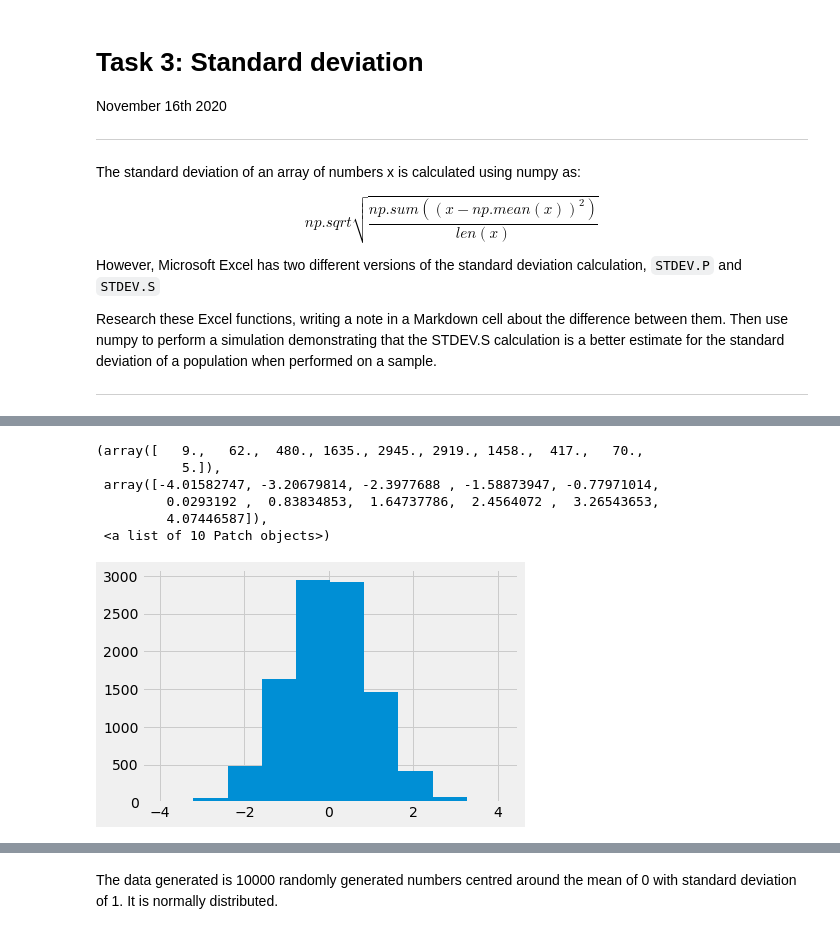
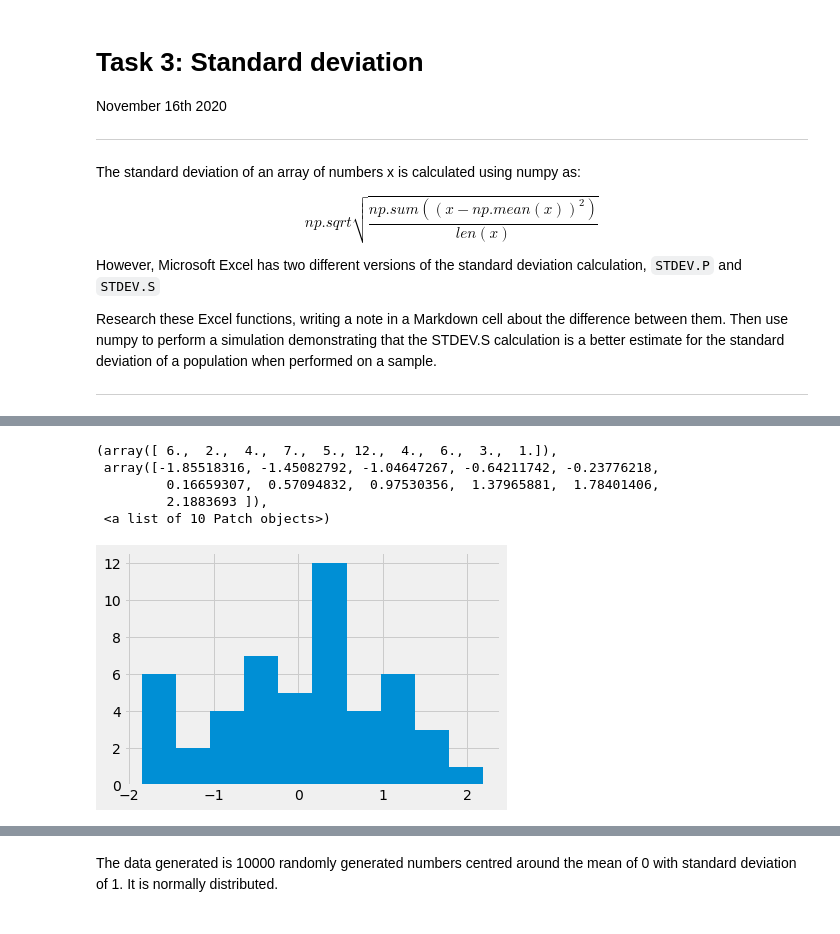
Before and after one commit to eoinlees/MLandS-assesment-2020, a Jupyter notebook: MLandS-assessment-2020.ipynb, the cells around one changed output, grey strips where cells are left out. Cells and saved outputs as stored; diff of their text form; code cells hidden in the pictures.

```diff
--- a/MLandS-assessment-2020.ipynb
+++ b/MLandS-assessment-2020.ipynb
@@ -493,21 +523,12 @@ x = np.random.normal(mu, sigma, 10000)
 # %%
-# Create small sample
+# Create small sample + plot
 mu, sigma = 0, 1 # mean and standard deviation
-x2 = np.random.normal(mu, sigma, 100)
+x2 = np.random.normal(mu, sigma, 50)
+plt.hist(x2)
+# %% [output]
+(array([ 6.,  2.,  4.,  7.,  5., 12.,  4.,  6.,  3.,  1.]),
+ array([-1.85518316, -1.45082792, -1.04647267, -0.64211742, -0.23776218,
+         0.16659307,  0.57094832,  0.97530356,  1.37965881,  1.78401406,
+         2.1883693 ]),
+ <a list of 10 Patch objects>)
+[figure, added]
-# %%
-# Plot data
-
-#plt.subplot(1,1)
-plt.hist(x)
-#plt.subplots(1,2)
-#plt.hist(x2)
-
-#plt.show()
-# %% [output]
-(array([   9.,   62.,  480., 1635., 2945., 2919., 1458.,  417.,   70.,
-           5.]),
- array([-4.01582747, -3.20679814, -2.3977688 , -1.58873947, -0.77971014,
-         0.0293192 ,  0.83834853,  1.64737786,  2.4564072 ,  3.26543653,
-         4.07446587]),
- <a list of 10 Patch objects>)
-[figure, removed]
```
Also changed, not shown: parts of 78 cells of this notebook, 2 other files.
